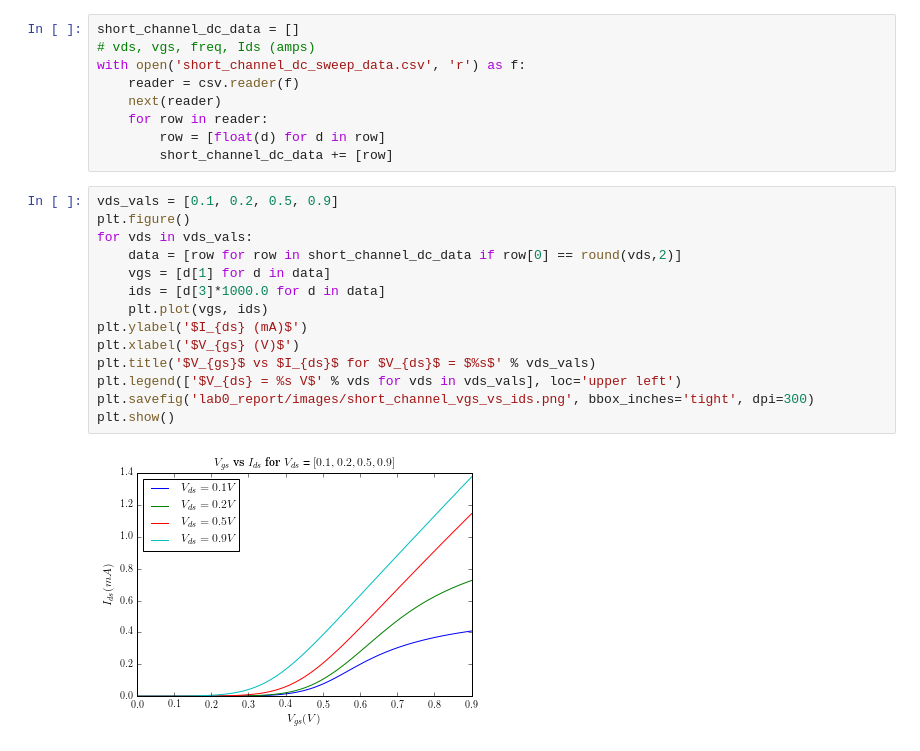
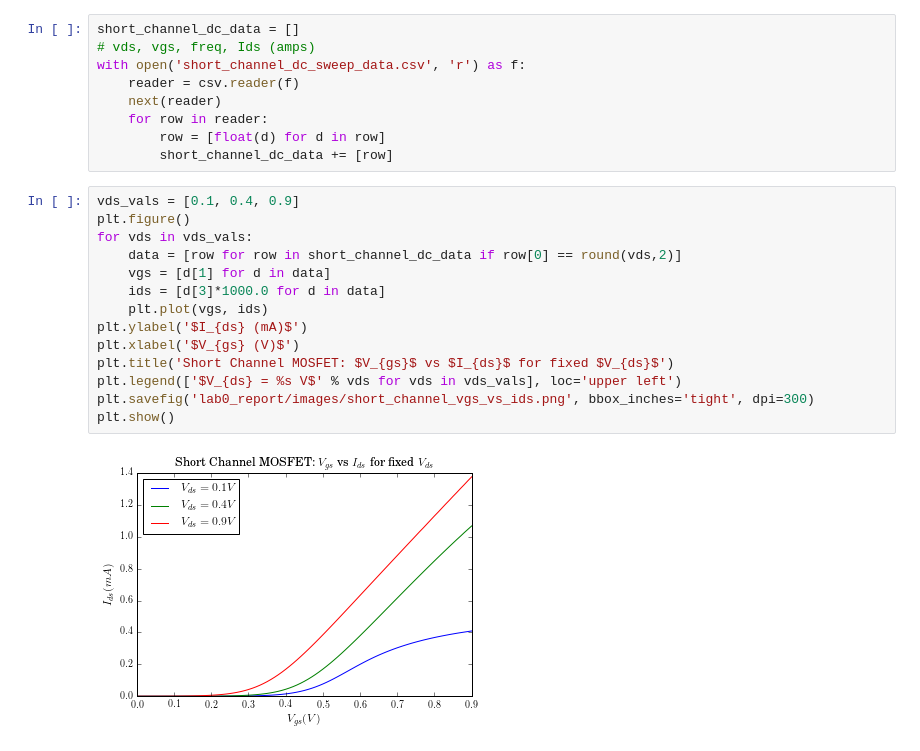
Before and after one commit to vighneshiyer/ee142, a Jupyter notebook: Labs/lab0/Plotting.ipynb, the cells around one changed output. Saved outputs shown, nothing was run; the diff lists cells and outputs as text.

Commit message:
more images!

```diff
--- a/Labs/lab0/Plotting.ipynb
+++ b/Labs/lab0/Plotting.ipynb
@@ -17,18 +17,18 @@ with open('short_channel_dc_sweep_data.csv', 'r') as f:
         row = [float(d) for d in row]
         short_channel_dc_data += [row]
 # %%
-vds_vals = [0.1, 0.2, 0.5, 0.9]
+vds_vals = [0.1, 0.4, 0.9]
 plt.figure()
 for vds in vds_vals:
     data = [row for row in short_channel_dc_data if row[0] == round(vds,2)]
     vgs = [d[1] for d in data]
     ids = [d[3]*1000.0 for d in data]
     plt.plot(vgs, ids)
 plt.ylabel('$I_{ds} (mA)$')
 plt.xlabel('$V_{gs} (V)$')
-plt.title('$V_{gs}$ vs $I_{ds}$ for $V_{ds}$ = $%s$' % vds_vals)
+plt.title('Short Channel MOSFET: $V_{gs}$ vs $I_{ds}$ for fixed $V_{ds}$')
 plt.legend(['$V_{ds} = %s V$' % vds for vds in vds_vals], loc='upper left')
 plt.savefig('lab0_report/images/short_channel_vgs_vs_ids.png', bbox_inches='tight', dpi=300)
 plt.show()
 # %% [output]
-[figure, old version]
+[figure, new version]
```
Also changed, not shown: parts of 1 cell of this notebook, 3 other files.
